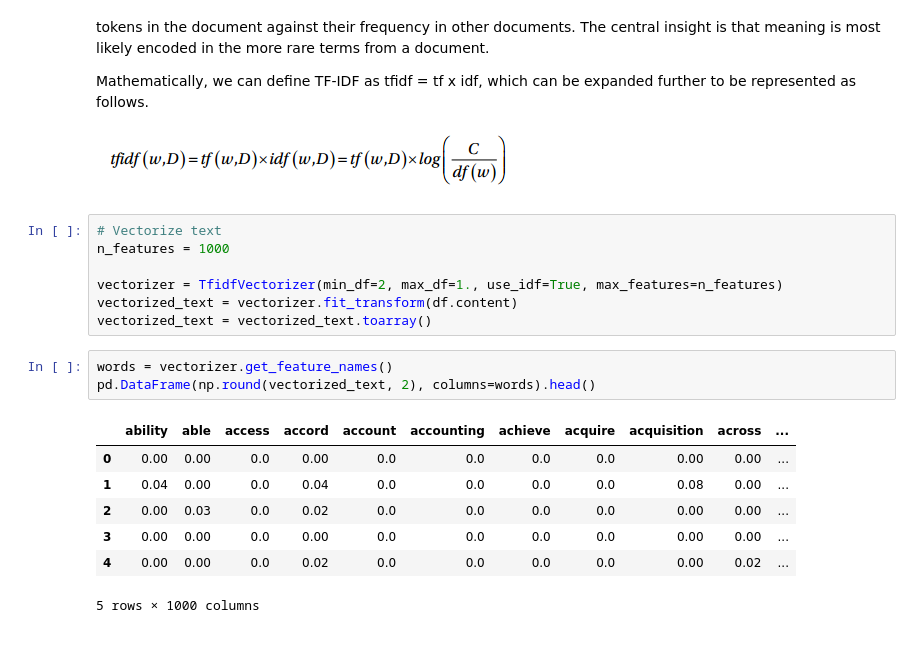
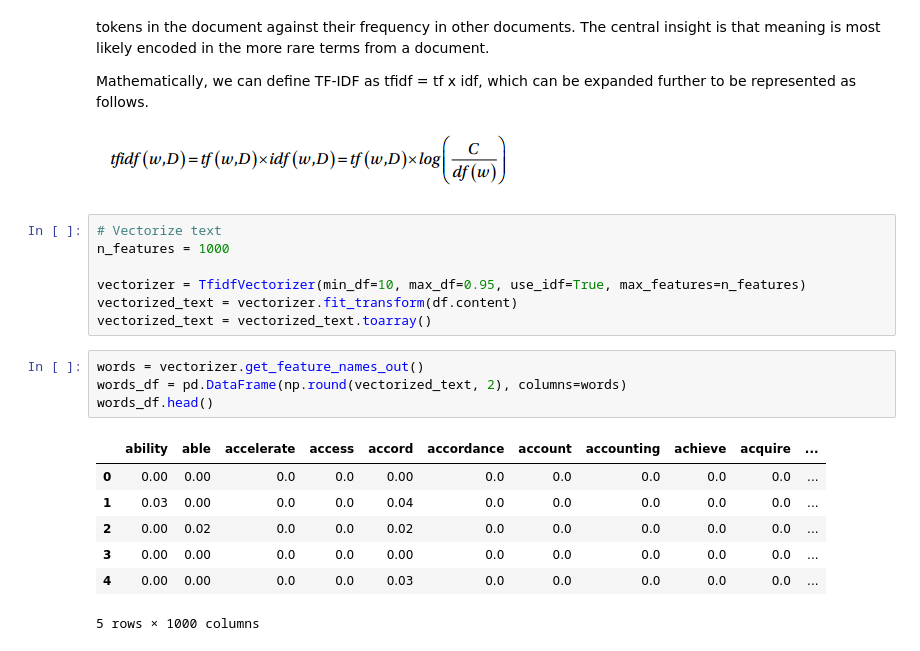
Before and after one commit to asaee/ML_capstone_springboard, a Jupyter notebook: notebooks/3.0-ra-EDA-and-Feature-Engineering.ipynb, the cells around one changed output. Saved outputs shown, nothing was run; the diff lists cells and outputs as text.

Commit message:
Updating the pre-processing and text parsing / EDA pipelines. I processed the whole dataset using pre-processing and EDA pipelines. The next step is to use the data to develop the models.

```diff
--- a/notebooks/3.0-ra-EDA-and-Feature-Engineering.ipynb
+++ b/notebooks/3.0-ra-EDA-and-Feature-Engineering.ipynb
@@ -203,17 +212,18 @@ Mathematically, we can define TF-IDF as tfidf = tf x idf, which can be expanded
 # Vectorize text
 n_features = 1000
 
-vectorizer = TfidfVectorizer(min_df=2, max_df=1., use_idf=True, max_features=n_features)
+vectorizer = TfidfVectorizer(min_df=10, max_df=0.95, use_idf=True, max_features=n_features)
 vectorized_text = vectorizer.fit_transform(df.content)
 vectorized_text = vectorized_text.toarray()
 # %%
-words = vectorizer.get_feature_names()
-pd.DataFrame(np.round(vectorized_text, 2), columns=words).head()
+words = vectorizer.get_feature_names_out()
+words_df = pd.DataFrame(np.round(vectorized_text, 2), columns=words)
+words_df.head()
 # %% [output]
-|  | ability | able | access | accord | account | accounting | achieve | acquire | acquisition | across | ... |
-| 0 | 0.00 | 0.00 | 0.0 | 0.00 | 0.0 | 0.0 | 0.0 | 0.0 | 0.00 | 0.00 | ... |
-| 1 | 0.04 | 0.00 | 0.0 | 0.04 | 0.0 | 0.0 | 0.0 | 0.0 | 0.08 | 0.00 | ... |
-| 2 | 0.00 | 0.03 | 0.0 | 0.02 | 0.0 | 0.0 | 0.0 | 0.0 | 0.00 | 0.00 | ... |
-| 3 | 0.00 | 0.00 | 0.0 | 0.00 | 0.0 | 0.0 | 0.0 | 0.0 | 0.00 | 0.00 | ... |
-| 4 | 0.00 | 0.00 | 0.0 | 0.02 | 0.0 | 0.0 | 0.0 | 0.0 | 0.00 | 0.02 | ... |
+|  | ability | able | accelerate | access | accord | accordance | account | accounting | achieve | acquire | ... |
+| 0 | 0.00 | 0.00 | 0.0 | 0.0 | 0.00 | 0.0 | 0.0 | 0.0 | 0.0 | 0.0 | ... |
+| 1 | 0.03 | 0.00 | 0.0 | 0.0 | 0.04 | 0.0 | 0.0 | 0.0 | 0.0 | 0.0 | ... |
+| 2 | 0.00 | 0.02 | 0.0 | 0.0 | 0.02 | 0.0 | 0.0 | 0.0 | 0.0 | 0.0 | ... |
+| 3 | 0.00 | 0.00 | 0.0 | 0.0 | 0.00 | 0.0 | 0.0 | 0.0 | 0.0 | 0.0 | ... |
+| 4 | 0.00 | 0.00 | 0.0 | 0.0 | 0.03 | 0.0 | 0.0 | 0.0 | 0.0 | 0.0 | ... |
 5 rows × 1000 columns
```
Also changed, not shown: parts of 8 cells of this notebook, 1 other file.
